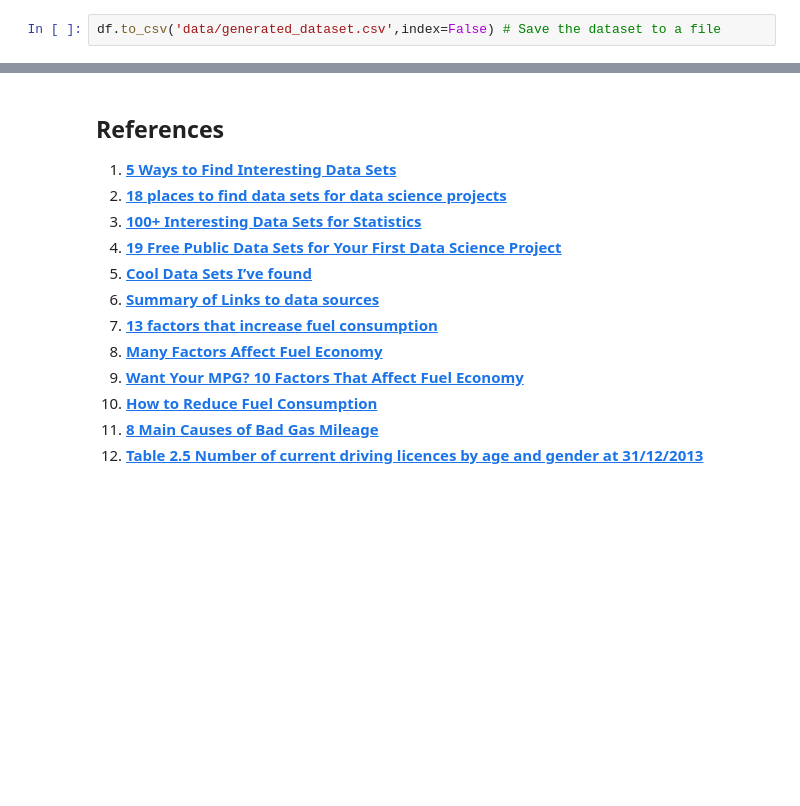
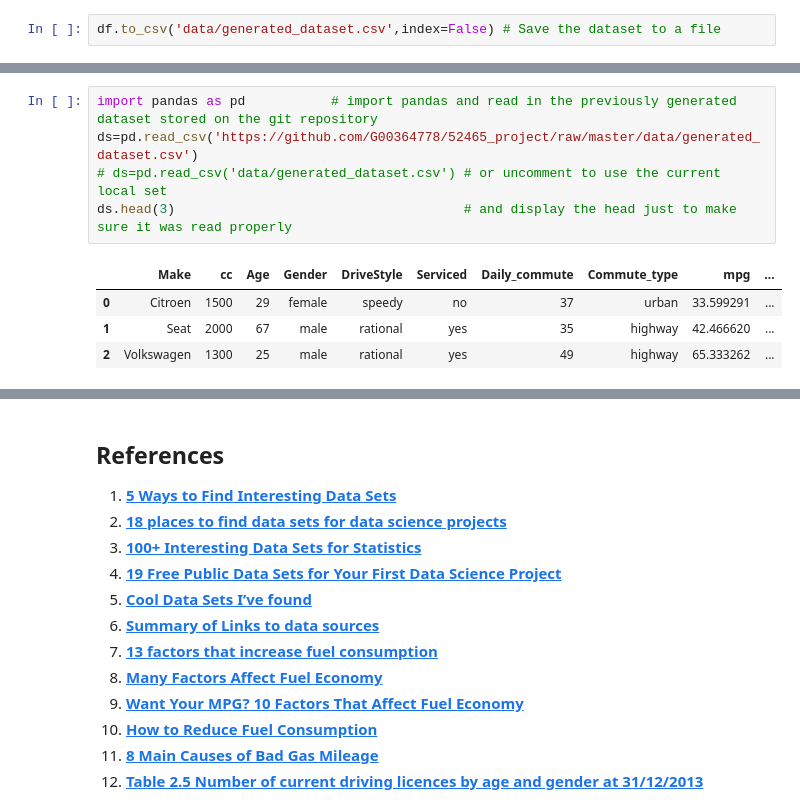
Before and after one commit to G00364778/52465_project, a Jupyter notebook: creating_a_realistic_fictional_dataset.ipynb, the cells around one changed output, grey strips where cells are left out. Drawn from its saved outputs; the diff is of its cells as text; blank space fills up the shorter version.

Commit message:
add a section testting and discussing the test results for the dataset

```diff
--- a/creating_a_realistic_fictional_dataset.ipynb
+++ b/creating_a_realistic_fictional_dataset.ipynb
@@ -535,0 +539,10 @@ df.to_csv('data/generated_dataset.csv',index=False) # Save the dataset to a file
+# %%
+import pandas as pd           # import pandas and read in the previously generated dataset stored on the git repository
+ds=pd.read_csv('https://github.com/G00364778/52465_project/raw/master/data/generated_dataset.csv')
+# ds=pd.read_csv('data/generated_dataset.csv') # or uncomment to use the current local set
+ds.head(3)                                     # and display the head just to make sure it was read properly
+# %% [output]
+|  | Make | cc | Age | Gender | DriveStyle | Serviced | Daily_commute | Commute_type | mpg | ... |
+| 0 | Citroen | 1500 | 29 | female | speedy | no | 37 | urban | 33.599291 | ... |
+| 1 | Seat | 2000 | 67 | male | rational | yes | 35 | highway | 42.466620 | ... |
+| 2 | Volkswagen | 1300 | 25 | male | rational | yes | 49 | highway | 65.333262 | ... |
```
Also changed, not shown: parts of 16 cells of this notebook, 1 other file.
